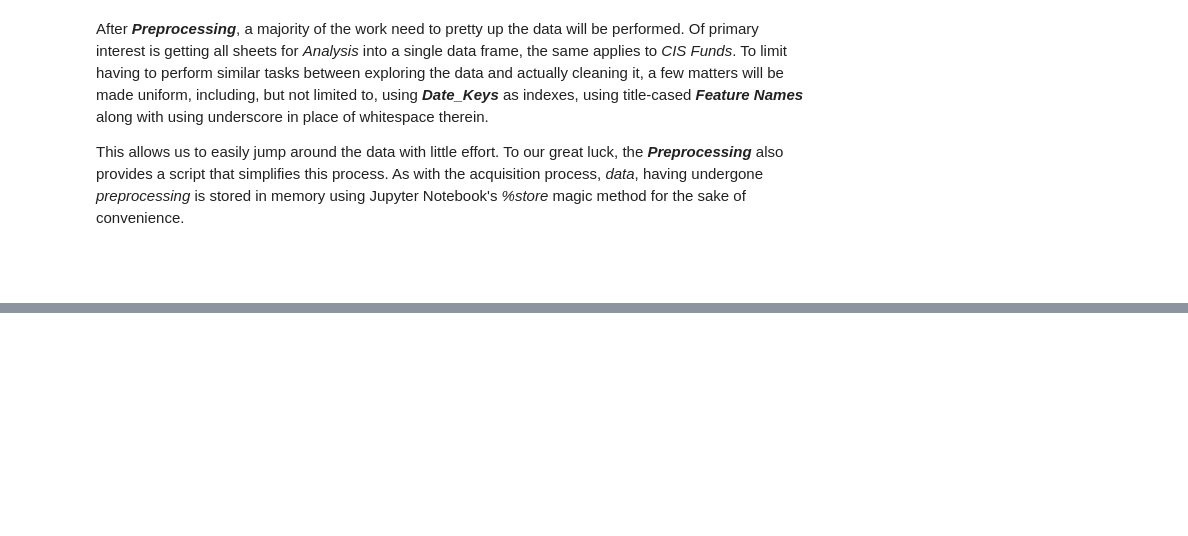
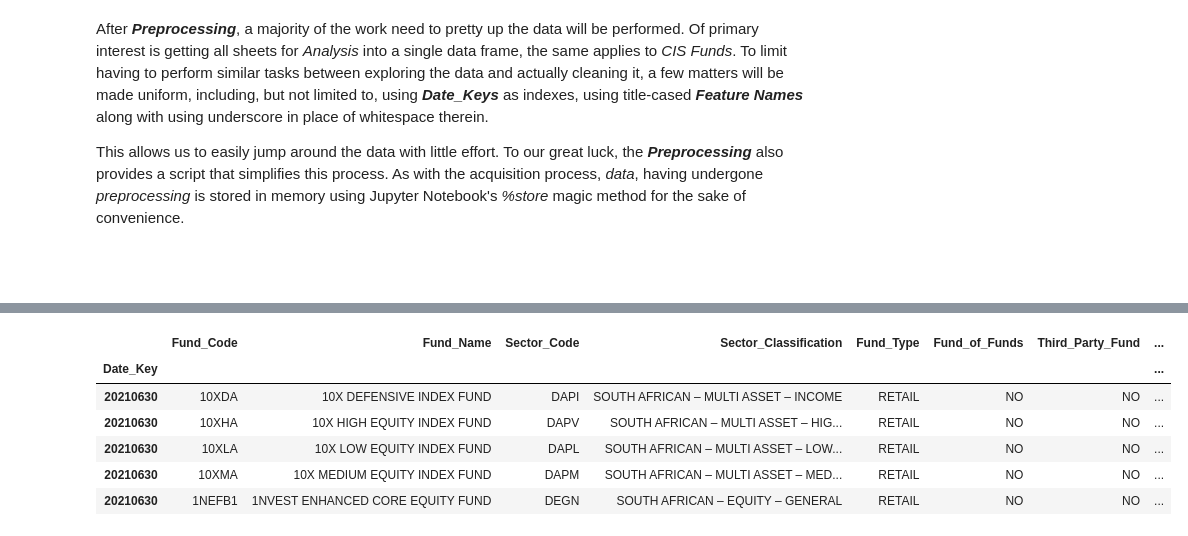
Before and after one commit to MondeAnna/data-ingestion, a Jupyter notebook: notebook/data_ingestion_prep_asisa_flows.ipynb, the cells around one changed output, grey strips where cells are left out. Saved outputs shown, nothing was run; the diff lists cells and outputs as text; code cells hidden in the pictures; blank space fills up the shorter version.

```diff
--- a/notebook/data_ingestion_prep_asisa_flows.ipynb
+++ b/notebook/data_ingestion_prep_asisa_flows.ipynb
@@ -123,0 +238,10 @@ if "analysis_std" not in globals():
+# %%
+cis_funds_std.loc[20210630].iloc[:5, :8]
+# %% [output]
+|  | Fund_Code | Fund_Name | Sector_Code | Sector_Classification | Fund_Type | Fund_of_Funds | Third_Party_Fund | ... |
+| Date_Key |  |  |  |  |  |  |  | ... |
+| 20210630 | 10XDA | 10X DEFENSIVE INDEX FUND | DAPI | SOUTH AFRICAN – MULTI ASSET – INCOME | RETAIL | NO | NO | ... |
+| 20210630 | 10XHA | 10X HIGH EQUITY INDEX FUND | DAPV | SOUTH AFRICAN – MULTI ASSET – HIG... | RETAIL | NO | NO | ... |
+| 20210630 | 10XLA | 10X LOW EQUITY INDEX FUND | DAPL | SOUTH AFRICAN – MULTI ASSET – LOW... | RETAIL | NO | NO | ... |
+| 20210630 | 10XMA | 10X MEDIUM EQUITY INDEX FUND | DAPM | SOUTH AFRICAN – MULTI ASSET – MED... | RETAIL | NO | NO | ... |
+| 20210630 | 1NEFB1 | 1NVEST ENHANCED CORE EQUITY FUND | DEGN | SOUTH AFRICAN – EQUITY – GENERAL | RETAIL | NO | NO | ... |
```
Also changed, not shown: parts of 50 cells of this notebook, 1 other file.
